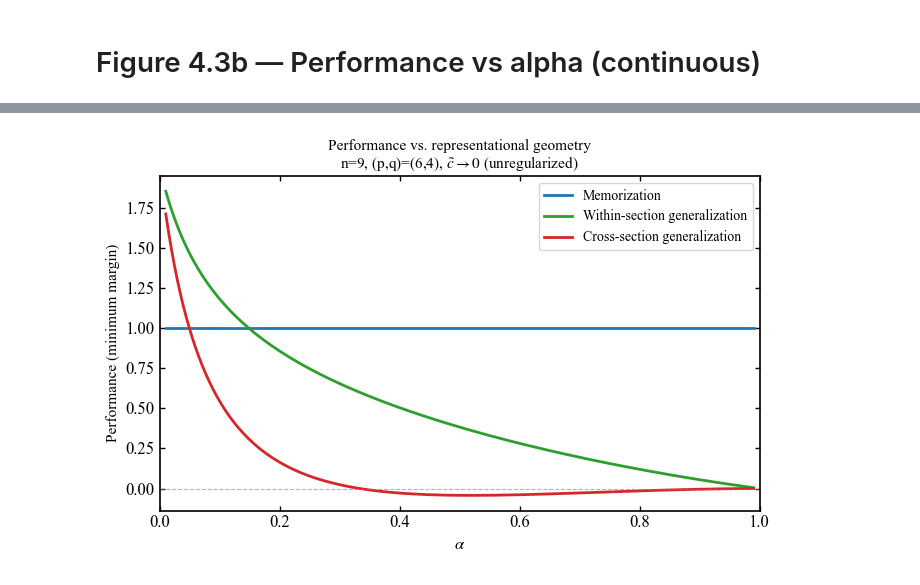
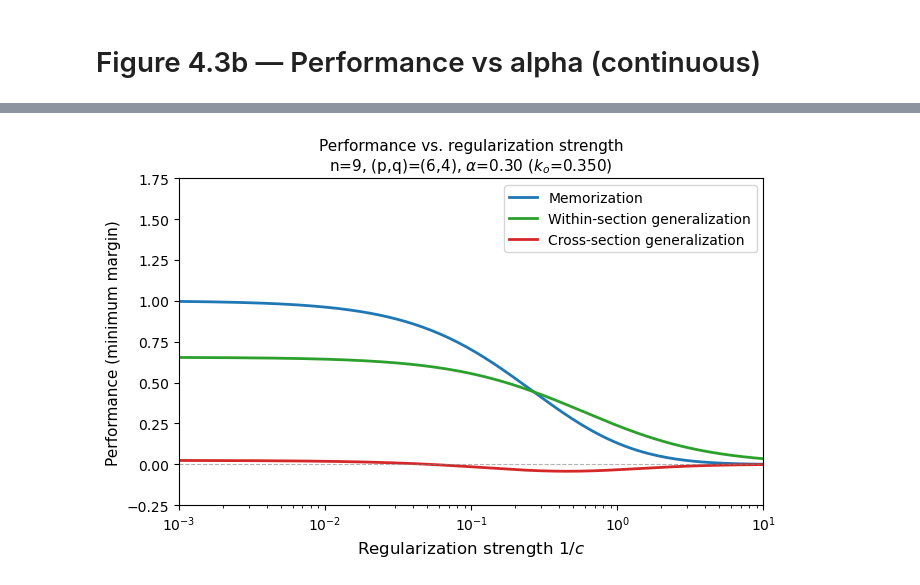
Before and after one commit to lukelc23/NeurIPS_2026, a Jupyter notebook: Figures/Professional/Figure 4.3.ipynb, the cells around one changed output, grey strips where cells are left out. Drawn from its saved outputs; the diff is of its cells as text; code cells hidden in the pictures.

```diff
--- a/Figures/Professional/Figure 4.3.ipynb
+++ b/Figures/Professional/Figure 4.3.ipynb
@@ -109,7 +109,10 @@ from Ranking_exp import Ranking_exp
 # ── Parameters ──────────────────────────────────────────────────────────────
 n, p, q = 9, 6, 4
 k_s, k_d = 1.0, 0.0
-c_reg = 1e8  # unregularized
+
+# Representational geometry held fixed; sweep regularization strength 1/c
+alpha_fixed = 0.3
+k_o = (1 - alpha_fixed) / 2 * (k_s - k_d) + k_d
 
 # Sections (1-indexed):
 #   O(1) = {1, ..., q-1} = {1, 2, 3}
@@ -136,56 +139,59 @@ for j in O1:
     for k in O2:
         cross_pairs.append((j, k))  # expect f(j,k) > 0 since j < k
 
-# ── Sweep alpha ─────────────────────────────────────────────────────────────
-alphas = np.linspace(0.01, 0.99, 200)
+# ── Sweep regularization strength 1/c ───────────────────────────────────────
+# Small 1/c  ≈ unregularized; large 1/c ≈ strongly regularized.
+c_inv_vals = np.logspace(-3, 1, 200)
 
-mem_perf = np.zeros(len(alphas))
-within_perf = np.zeros(len(alphas))
-cross_perf = np.zeros(len(alphas))
+mem_perf = np.zeros(len(c_inv_vals))
+within_perf = np.zeros(len(c_inv_vals))
+cross_perf = np.zeros(len(c_inv_vals))
 
-for idx, alpha in enumerate(alphas):
-    k_o = (1 - alpha) / 2 * (k_s - k_d) + k_d
+for idx, c_inv in enumerate(c_inv_vals):
+    c_reg_cur = 1.0 / c_inv
 
     with contextlib.redirect_stdout(io.StringIO()):
         sim = Ranking_exp(n=n, k_o=k_o, k_s=k_s, k_d=k_d,
-                          p=p, q=q, c_reg=c_reg)
+                          p=p, q=q, c_reg=c_reg_cur)
 
     # Memorization: minimum margin on training pairs
     margins = []
     for (j, k) in train_pairs:
         margins.append(sim.f_j_k(j, k))
     mem_perf[idx] = np.min(margins)
 
     # Within-section generalization: minimum margin
     if within_pairs:
         margins = []
         for (j, k) in within_pairs:
             margins.append(sim.f_j_k(j, k))
         within_perf[idx] = np.min(margins)
 
     # Cross-section generalization: minimum margin
     if cross_pairs:
         margins = []
         for (j, k) in cross_pairs:
             margins.append(sim.f_j_k(j, k))
         cross_perf[idx] = np.min(margins)
 
 # ── Plot ────────────────────────────────────────────────────────────────────
 fig, ax = plt.subplots(figsize=(7, 4.5))
 
-ax.plot(alphas, mem_perf, lw=2, color='#1f77b4', label='Memorization')
-ax.plot(alphas, within_perf, lw=2, color='#2ca02c', label='Within-section generalization')
-ax.plot(alphas, cross_perf, lw=2, color='#d62728', label='Cross-section generalization')
+ax.plot(c_inv_vals, mem_perf, lw=2, color='#1f77b4', label='Memorization')
+ax.plot(c_inv_vals, within_perf, lw=2, color='#2ca02c', label='Within-section generalization')
+ax.plot(c_inv_vals, cross_perf, lw=2, color='#d62728', label='Cross-section generalization')
 
 ax.axhline(0, color='gray', lw=0.8, ls='--', alpha=0.6)
-ax.set_xlabel(r'$\alpha$', fontsize=12)
+ax.set_xscale('log')
+ax.set_xlabel(r'Regularization strength $1/c$', fontsize=12)
 ax.set_ylabel('Performance (minimum margin)', fontsize=11)
-ax.set_title(f'Performance vs. representational geometry\nn={n}, (p,q)=({p},{q}), '
-             r'$\tilde{c}\to 0$ (unregularized)', fontsize=11)
+ax.set_title(f'Performance vs. regularization strength\nn={n}, (p,q)=({p},{q}), '
+             rf'$\alpha$={alpha_fixed:.2f} ($k_o$={k_o:.3f})', fontsize=11)
 ax.legend(loc='best', fontsize=10)
-ax.set_xlim(0, 1)
+ax.set_xlim(c_inv_vals[0], c_inv_vals[-1])
+ax.set_ylim(-0.25, 1.75)
 plt.tight_layout()
 plt.show()
-fig.savefig("figure_4.3b_min_margin.pdf", bbox_inches="tight")
+fig.savefig("figure_4.3b2_min_margin_reg.pdf", bbox_inches="tight")
 # %% [output]
-[figure, old version]
+[figure, new version]
```
Also changed, not shown: parts of 8 cells of this notebook, 9 other files.
